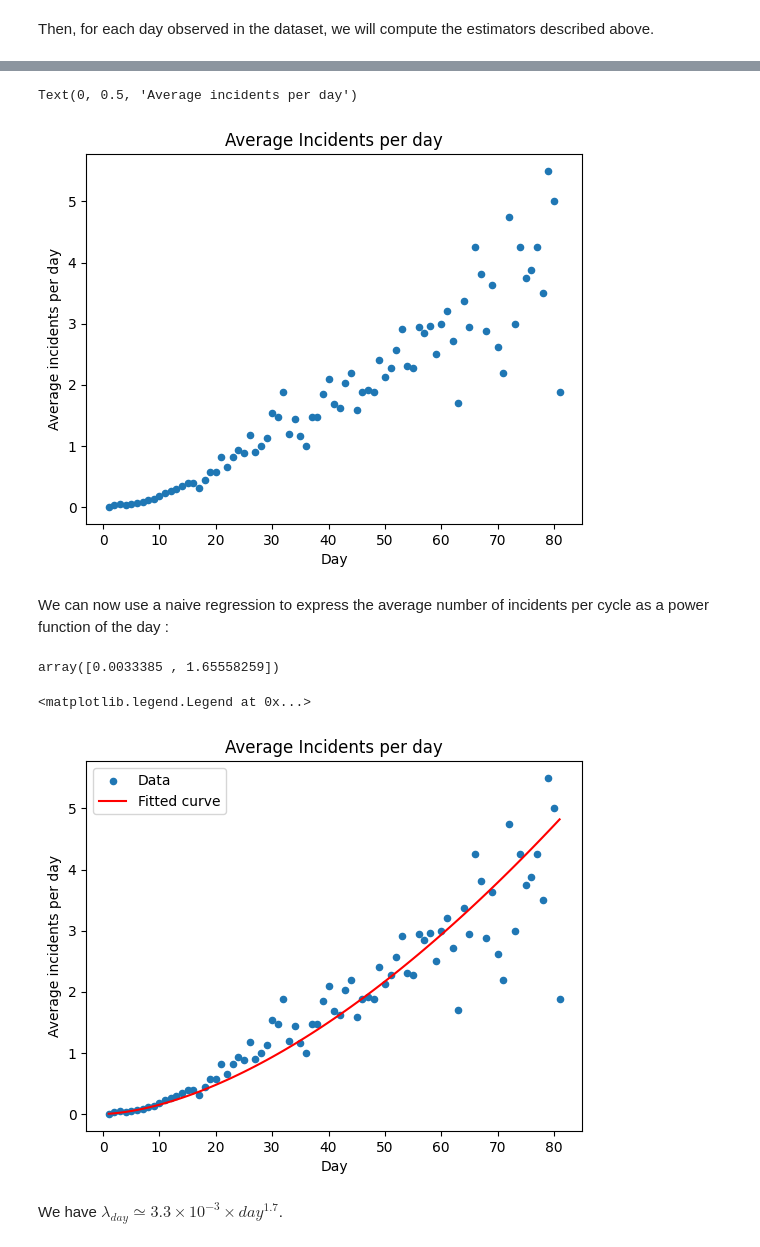
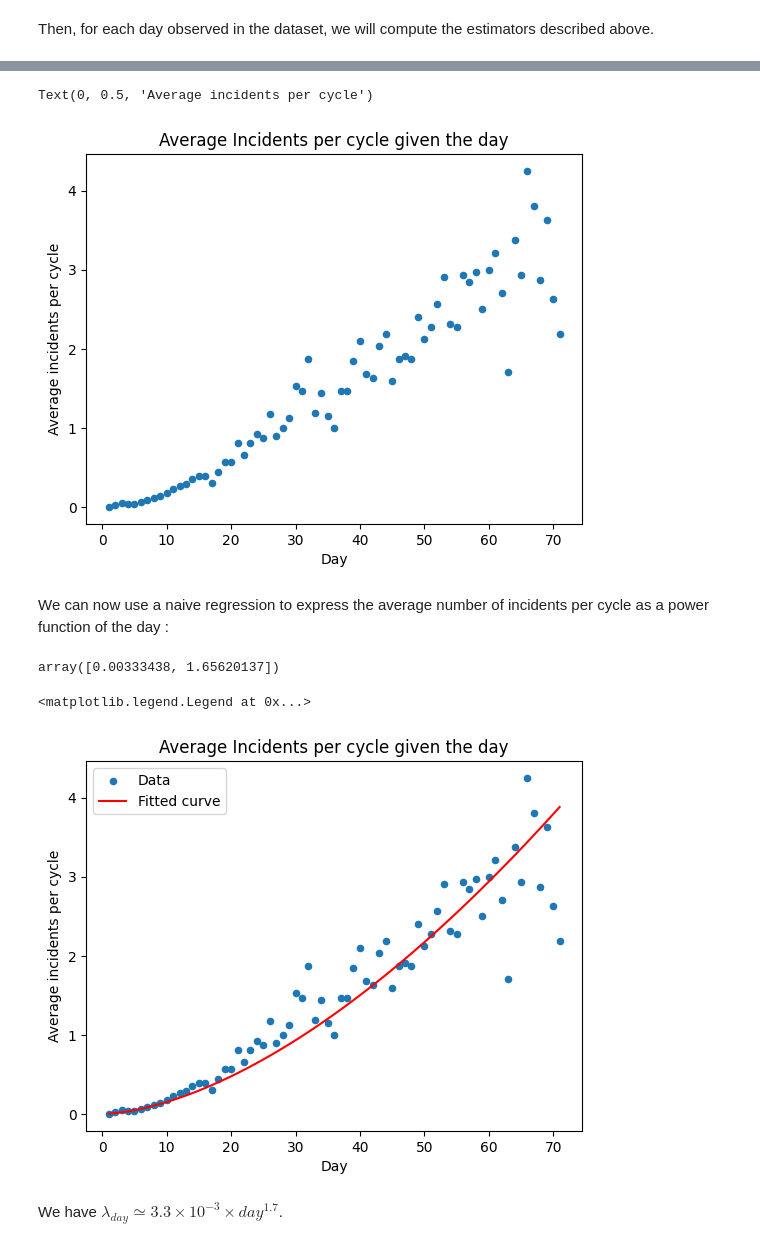
Before and after one commit to cmnemoi/mush-datamining, a Jupyter notebook: notebooks/incidents.ipynb, the cells around one changed output, grey strips where cells are left out. Cells and saved outputs as stored; diff of their text form; code cells hidden in the pictures.

```diff
--- a/notebooks/incidents.ipynb
+++ b/notebooks/incidents.ipynb
@@ -85,17 +86,18 @@ logs["metal_plate"] = logs["Event"].apply(lambda x: 1 if x == "EV_ACCIDENT" else
 # %% [markdown]
 Then, for each day observed in the dataset, we will compute the estimators described above.
 # %%
-day_j_incidents = pd.DataFrame()
+incidents = pd.DataFrame()
 
 for day in tqdm(range(1, logs.Day.max() + 1)):
-    day_J_logs = logs[logs['Day'] == day].groupby("Ship").sum()
-    n = len(day_J_logs)
+    day_incidents = logs[logs['Day'] == day].groupby("Ship").sum()["metal_plate"]
+    n = len(day_incidents)
 
-    d_j = (1/n) * np.sum(day_J_logs['metal_plate'])
-    s_j_2 = (1/n) * np.sum((day_J_logs['metal_plate'] - d_j)**2)
-    s_j_2 = s_j_2 if s_j_2 > 0 else day_j_incidents['s_j_2'].max()
+    d_j = (1/n) * np.sum(day_incidents)
+    s_j_2 = (1/n) * np.sum((day_incidents - d_j)**2)
+    if s_j_2 == 0:
+        continue
 
-    day_j_incidents = pd.concat([day_j_incidents, pd.DataFrame
+    incidents = pd.concat([incidents, pd.DataFrame
         ({
         'j': day,
         'a_j': d_j,
@@ -123,35 +125,35 @@ day_j_incidents
 # %%
-day_j_incidents.plot(x='j', y='lambda_j', kind='scatter')
-plt.title("Average Incidents per day")
+incidents.plot(x='j', y='lambda_j', kind='scatter')
+plt.title("Average Incidents per cycle given the day")
 plt.xlabel("Day")
-plt.ylabel("Average incidents per day")
+plt.ylabel("Average incidents per cycle")
 # %% [output]
-Text(0, 0.5, 'Average incidents per day')
+Text(0, 0.5, 'Average incidents per cycle')
-[figure, old version]
+[figure, new version]
 # %% [markdown]
 We can now use a naive regression to express the average number of incidents per cycle as a power function of the day :
 # %%
 def func(x, a, b):
     return a * np.power(x, b)
 # %%
-f, _ = opt.curve_fit(func, day_j_incidents['j'], day_j_incidents['lambda_j'], sigma = np.sqrt(day_j_incidents['var(lambda_j)']))
+f, _ = opt.curve_fit(func, incidents['j'], incidents['lambda_j'], sigma = np.sqrt(incidents['var(lambda_j)']))
 f
 # %% [output]
-array([0.0033385 , 1.65558259])
+array([0.00333438, 1.65620137])
 # %%
-day_j_incidents.plot(x='j', y='lambda_j', kind='scatter')
+incidents.plot(x='j', y='lambda_j', kind='scatter')
 
-j = day_j_incidents['j']
+j = incidents['j']
 f_j = f[0] * np.power(j, f[1])
 
 plt.plot(j, f_j, color='red')
 
-plt.title("Average Incidents per day")
+plt.title("Average Incidents per cycle given the day")
 plt.xlabel("Day")
-plt.ylabel("Average incidents per day")
+plt.ylabel("Average incidents per cycle")
 plt.legend(['Data', 'Fitted curve'])
 # %% [output]
 <matplotlib.legend.Legend at 0x...>
-[figure, old version]
+[figure, new version]
 # %% [markdown]
 We have $\lambda_{day} \simeq 3.3 \times 10^{-3} \times day^{1.7}$.
```
Also changed, not shown: parts of 8 cells of this notebook.
